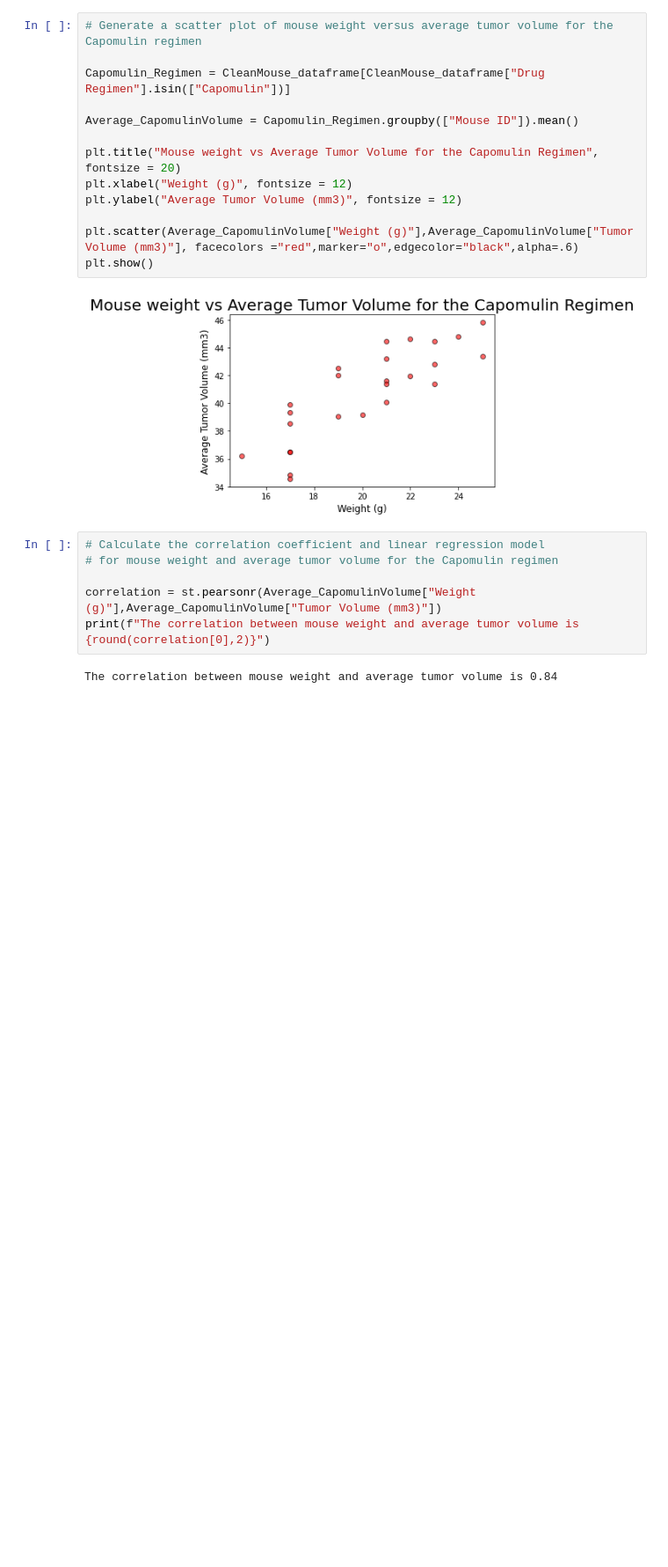
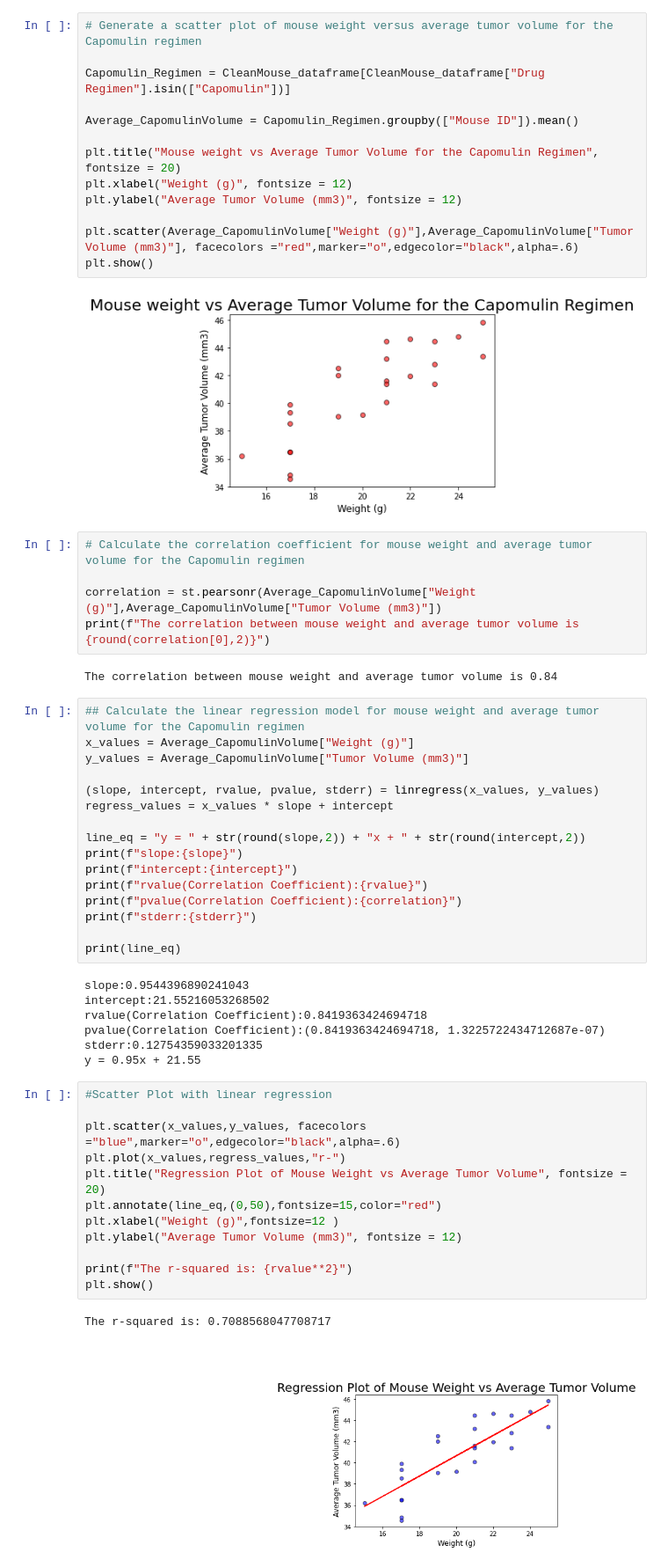
Before and after one commit to Harpreet1214/Matplotlib-homework, a Jupyter notebook: Untitled.ipynb, the cells around one changed output. Shown: that part at 88% size. Cells and saved outputs as stored; diff of their text form; blank space fills up the shorter version.

Commit message:
Adding Linear Regression model calculation

```diff
--- a/Untitled.ipynb
+++ b/Untitled.ipynb
@@ -246,10 +248,47 @@ plt.show()
 # %% [output]
 [figure]
 # %%
-# Calculate the correlation coefficient and linear regression model
-# for mouse weight and average tumor volume for the Capomulin regimen
+# Calculate the correlation coefficient for mouse weight and average tumor volume for the Capomulin regimen
 
 correlation = st.pearsonr(Average_CapomulinVolume["Weight (g)"],Average_CapomulinVolume["Tumor Volume (mm3)"])
 print(f"The correlation between mouse weight and average tumor volume is {round(correlation[0],2)}")
 # %% [output]
 The correlation between mouse weight and average tumor volume is 0.84
+# %%
+## Calculate the linear regression model for mouse weight and average tumor volume for the Capomulin regimen
+x_values = Average_CapomulinVolume["Weight (g)"]
+y_values = Average_CapomulinVolume["Tumor Volume (mm3)"]
+
+(slope, intercept, rvalue, pvalue, stderr) = linregress(x_values, y_values)
+regress_values = x_values * slope + intercept
+
+line_eq = "y = " + str(round(slope,2)) + "x + " + str(round(intercept,2))
+print(f"slope:{slope}")
+print(f"intercept:{intercept}")
+print(f"rvalue(Correlation Coefficient):{rvalue}")
+print(f"pvalue(Correlation Coefficient):{correlation}")
+print(f"stderr:{stderr}")
+
+print(line_eq)
+# %% [output]
+slope:0.9544396890241043
+intercept:21.55216053268502
+rvalue(Correlation Coefficient):0.8419363424694718
+pvalue(Correlation Coefficient):(0.8419363424694718, 1.3225722434712687e-07)
+stderr:0.12754359033201335
+y = 0.95x + 21.55
+# %%
+#Scatter Plot with linear regression
+
+plt.scatter(x_values,y_values, facecolors ="blue",marker="o",edgecolor="black",alpha=.6)
+plt.plot(x_values,regress_values,"r-")
+plt.title("Regression Plot of Mouse Weight vs Average Tumor Volume", fontsize = 20)
+plt.annotate(line_eq,(0,50),fontsize=15,color="red")
+plt.xlabel("Weight (g)",fontsize=12 )
+plt.ylabel("Average Tumor Volume (mm3)", fontsize = 12)
+
+print(f"The r-squared is: {rvalue**2}")
+plt.show()
+# %% [output]
+The r-squared is: 0.7088568047708717
+[figure, added]
```
Also changed, not shown: parts of 1 cell of this notebook.
